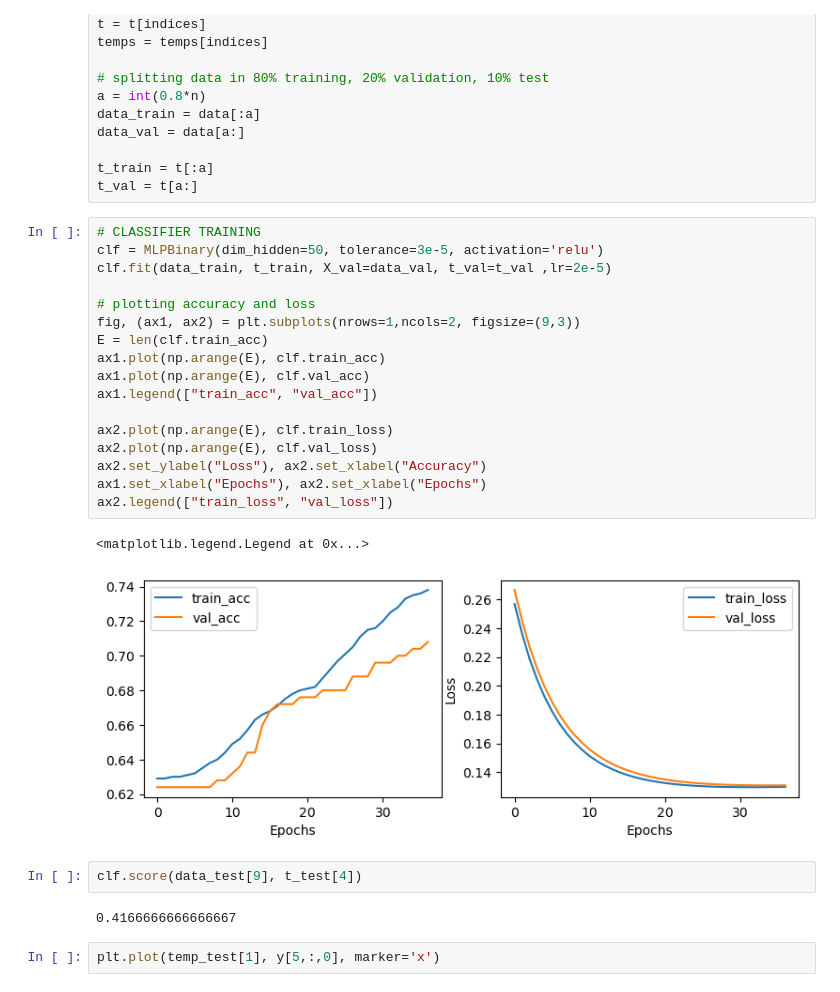
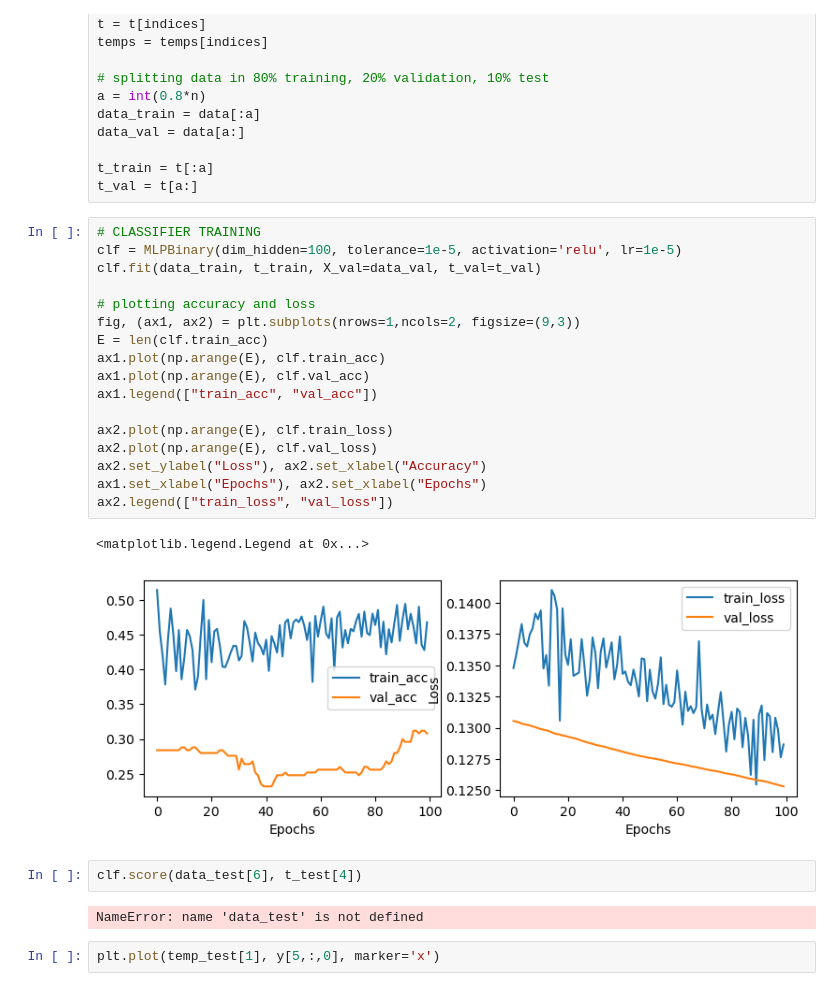
Before and after one commit to feanor3/tesi, a Jupyter notebook: analysis.ipynb, the cells around one changed output. Drawn from its saved outputs; the diff is of its cells as text.

```diff
--- a/analysis.ipynb
+++ b/analysis.ipynb
@@ -40,28 +40,28 @@ t_train = t[:a]
 t_val = t[a:]
 # %%
 # CLASSIFIER TRAINING
-clf = MLPBinary(dim_hidden=50, tolerance=3e-5, activation='relu')
-clf.fit(data_train, t_train, X_val=data_val, t_val=t_val ,lr=2e-5)
+clf = MLPBinary(dim_hidden=100, tolerance=1e-5, activation='relu', lr=1e-5)
+clf.fit(data_train, t_train, X_val=data_val, t_val=t_val)
 
 # plotting accuracy and loss
 fig, (ax1, ax2) = plt.subplots(nrows=1,ncols=2, figsize=(9,3))
 E = len(clf.train_acc)
 ax1.plot(np.arange(E), clf.train_acc)
 ax1.plot(np.arange(E), clf.val_acc)
 ax1.legend(["train_acc", "val_acc"])
 
 ax2.plot(np.arange(E), clf.train_loss)
 ax2.plot(np.arange(E), clf.val_loss)
 ax2.set_ylabel("Loss"), ax2.set_xlabel("Accuracy")
 ax1.set_xlabel("Epochs"), ax2.set_xlabel("Epochs")
 ax2.legend(["train_loss", "val_loss"])
 # %% [output]
 <matplotlib.legend.Legend at 0x...>
-[figure, old version]
+[figure, new version]
 # %%
-clf.score(data_test[9], t_test[4])
+clf.score(data_test[6], t_test[4])
 # %% [output]
-0.4166666666666667
+NameError: name 'data_test' is not defined
 # %%
 plt.plot(temp_test[1], y[5,:,0], marker='x')
 # %% [output]
```
Also changed, not shown: parts of 6 cells of this notebook, 1 other file.
